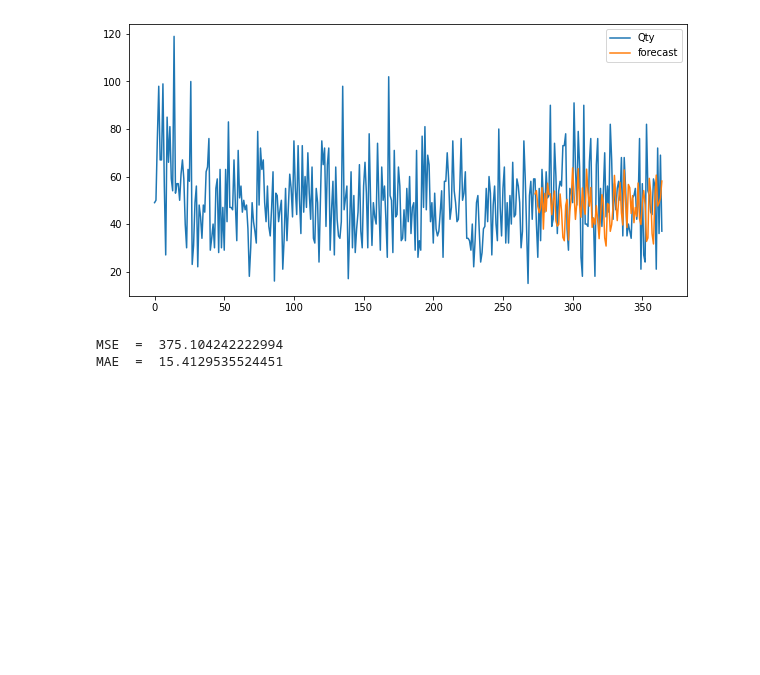
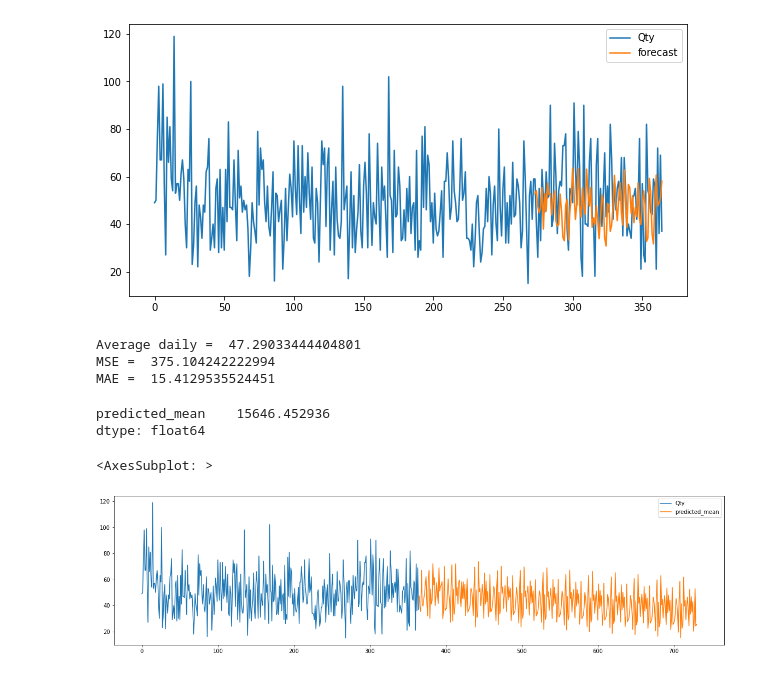
Before and after one commit to aslamfr/rakamin-data-science, a Jupyter notebook: case_arima.ipynb, the cells around one changed output. Saved outputs shown, nothing was run; the diff lists cells and outputs as text; code cells hidden in the pictures; blank space fills up the shorter version.

```diff
--- a/case_arima.ipynb
+++ b/case_arima.ipynb
@@ -225,8 +221,32 @@ arima_test = np.array(df_arima["Qty"][l_df:])
 arima_forecast = np.array(df_arima["forecast"][l_df:])
 mse = mean_squared_error(arima_test, arima_forecast)
 mae = mean_absolute_error(arima_test, arima_forecast)
-print("MSE"," = ", mse)
-print("MAE"," = ", mae)
+print("Average daily = ", df_arima["forecast"].mean())
+print("MSE = ", mse)
+print("MAE = ", mae)
 # %% [output]
-MSE  =  375.104242222994
-MAE  =  15.4129535524451
+Average daily =  47.29033444404801
+MSE =  375.104242222994
+MAE =  15.4129535524451
+# %%
+df_arima2 = df_date_sum.copy()
+st = 365
+ed = 730
+
+# ARIMA model
+model = ARIMA(df_arima2["Qty"],order=(0,1,1),seasonal_order=(2,1,0,30))
+model_fit = model.fit()
+
+# Plot the result
+forecast = model_fit.predict(start=365, end=730, dynamic=True)
+df_forecast = pd.DataFrame(forecast)
+# %%
+print(df_forecast.sum())
+result = [df_arima2, df_forecast]
+forecast_result = pd.concat(result)
+forecast_result[["Qty", "predicted_mean"]].plot(figsize=(20,5))
+# %% [output]
+predicted_mean    15646.452936
+dtype: float64
+<AxesSubplot: >
+[figure, added]
```
Also changed, not shown: parts of 1 cell of this notebook, 1 other file.
